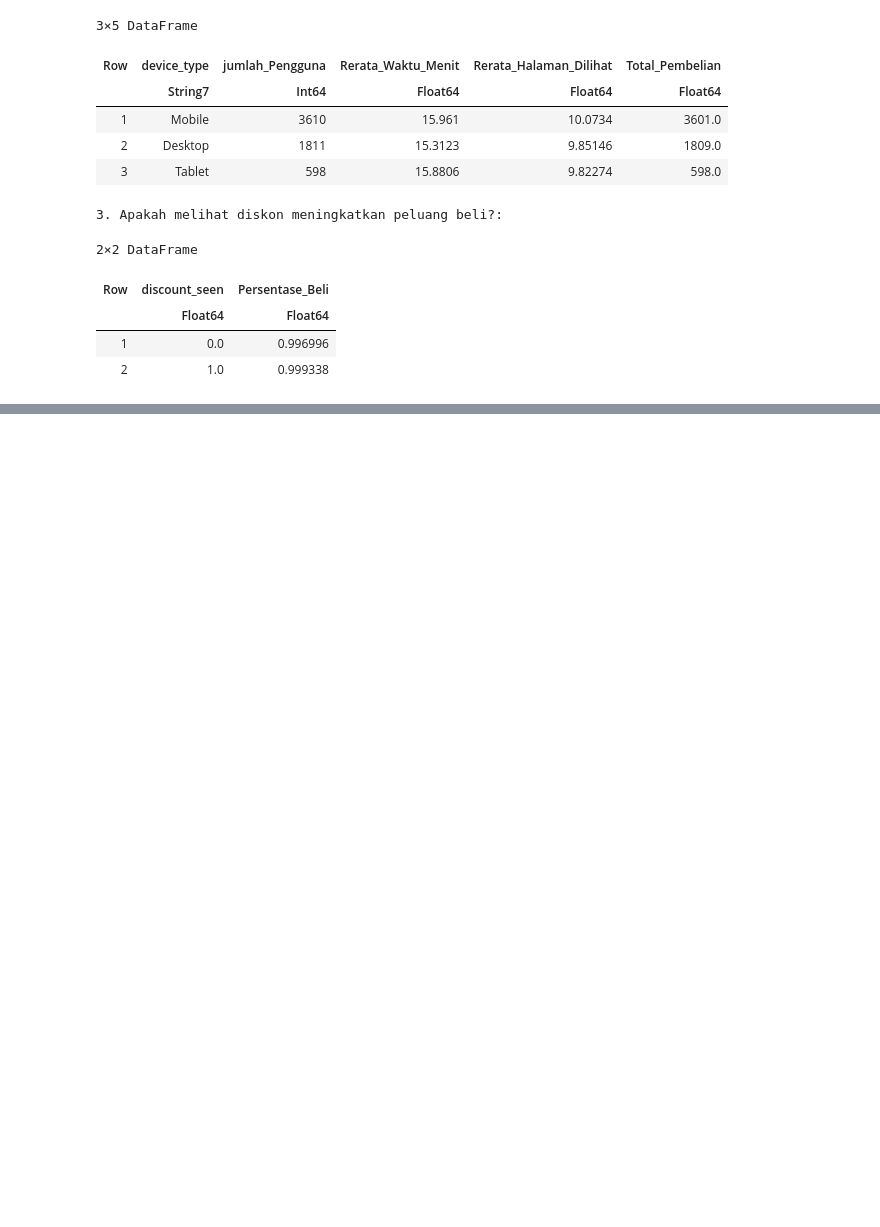
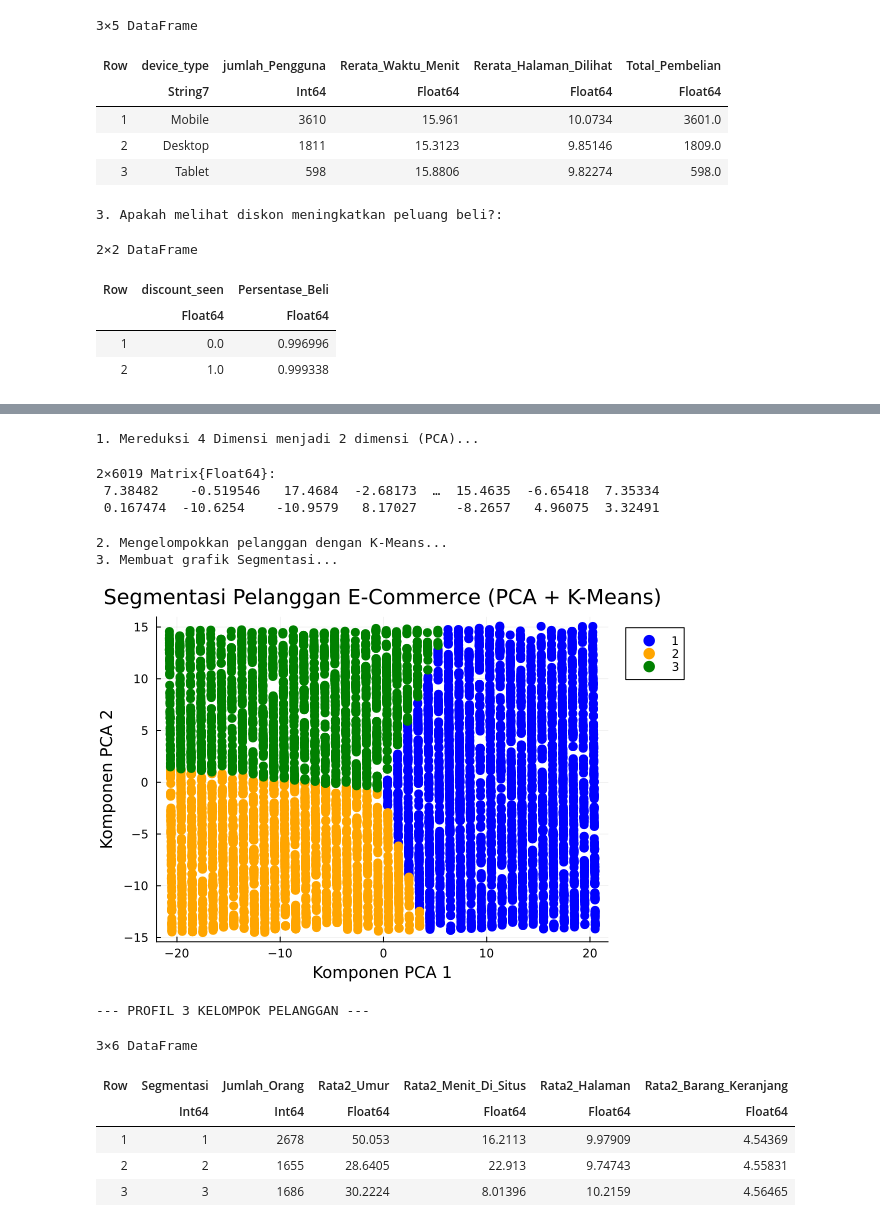
Before and after one commit to AikoFernanda/DataScience-Ecommerce-Behavior, a Jupyter notebook: notebooks/customer_segmentation_analysis.ipynb, the cells around one changed output, grey strips where cells are left out. Saved outputs shown, nothing was run; the diff lists cells and outputs as text; code cells hidden in the pictures; blank space fills up the shorter version.

Commit message:
PCA & clustering

```diff
--- a/notebooks/customer_segmentation_analysis.ipynb
+++ b/notebooks/customer_segmentation_analysis.ipynb
@@ -206,0 +211,8 @@ Menggali Insight dari Data Bersih
+# %%
+println("Memulai Proses Machine Learning")
+
+# 1. Aljabar Linear (Matriks): ambil 4 kolom angka yang paling relevan untuk clustering
+kolom_numerik = df_clean[:, [:age, :time_on_site, :pages_viewed, :cart_items]]
+
+# Mengubah tabel DataFrame menjadi Matriks angka (Syarat mutlak Aljabar Linear)
+matriks_X = Matrix(kolom_numerik)' # # Tanda petik tunggal (') di belakang fungsinya untuk melakukan "Transpose" Matriks
@@ -206,0 +226,58 @@ Menggali Insight dari Data Bersih
+# %%
+# 2. Dimensionality Reduction (PCA)
+println("1. Mereduksi 4 Dimensi menjadi 2 dimensi (PCA)...")
+
+# Meminta PAC mengekstrak matriks menjadi maksimal 2 dimensi
+model_pca = fit(PCA, matriks_X; maxoutdim=2)
+matriks_2D = predict(model_pca, matriks_X)
+# %% [output]
+1. Mereduksi 4 Dimensi menjadi 2 dimensi (PCA)...
+2×6019 Matrix{Float64}:
+ 7.38482    -0.519546   17.4684  -2.68173  …  15.4635  -6.65418  7.35334
+ 0.167474  -10.6254    -10.9579   8.17027     -8.2657   4.96075  3.32491
+# %%
+# 3. Clustering (K-MEANS)
+println("2. Mengelompokkan pelanggan dengan K-Means...")
+jumlah_kelompok = 3 # asumsikan ada 3 tipe pelanggan e-commerce
+mdoel_kmeans = kmeans(matriks_2D, jumlah_kelompok)
+
+#simpan hasil label kelompok(1, 2, atau 3) ke dalam data
+df_clean.Segmentasi = mdoel_kmeans.assignments
+
+# 4. Visualisasi Hasil Clustering
+println("3. Membuat grafik Segmentasi...")
+grafik = scatter(matriks_2D[1, :], matriks_2D[2, :],
+    group = df_clean.Segmentasi,
+    title = "Segmentasi Pelanggan E-Commerce (PCA + K-Means)",
+    xlabel = "Komponen PCA 1",
+    ylabel = "Komponen PCA 2",
+    legend = :outertopright,
+    markersize = 5,
+    markerstrokewidth = 0,
+    color = [:blue :orange :green]
+)
+display(grafik)
+
+# BONGKAR IDENTITAS CLUSTER K-MEANS
+println("--- PROFIL 3 KELOMPOK PELANGGAN ---")
+
+profil_kelompok = combine(groupby(df_clean, :Segmentasi),
+    nrow => :Jumlah_Orang,
+    :age => mean => :Rata2_Umur,
+    :time_on_site => mean => :Rata2_Menit_Di_Situs,
+    :pages_viewed => mean => :Rata2_Halaman,
+    :cart_items => mean => :Rata2_Barang_Keranjang
+)
+sort!(profil_kelompok, :Segmentasi) # Mengurutkan tabel berdasarkan nomor kelompok (1, 2, 3)
+display(profil_kelompok)
+# %% [output]
+2. Mengelompokkan pelanggan dengan K-Means...
+3. Membuat grafik Segmentasi...
+[figure, added]
+--- PROFIL 3 KELOMPOK PELANGGAN ---
+3×6 DataFrame
+| Row | Segmentasi | Jumlah_Orang | Rata2_Umur | Rata2_Menit_Di_Situs | Rata2_Halaman | Rata2_Barang_Keranjang |
+|  | Int64 | Int64 | Float64 | Float64 | Float64 | Float64 |
+| 1 | 1 | 2678 | 50.053 | 16.2113 | 9.97909 | 4.54369 |
+| 2 | 2 | 1655 | 28.6405 | 22.913 | 9.74743 | 4.55831 |
+| 3 | 3 | 1686 | 30.2224 | 8.01396 | 10.2159 | 4.56465 |
```
Also changed, not shown: parts of 4 cells of this notebook.
